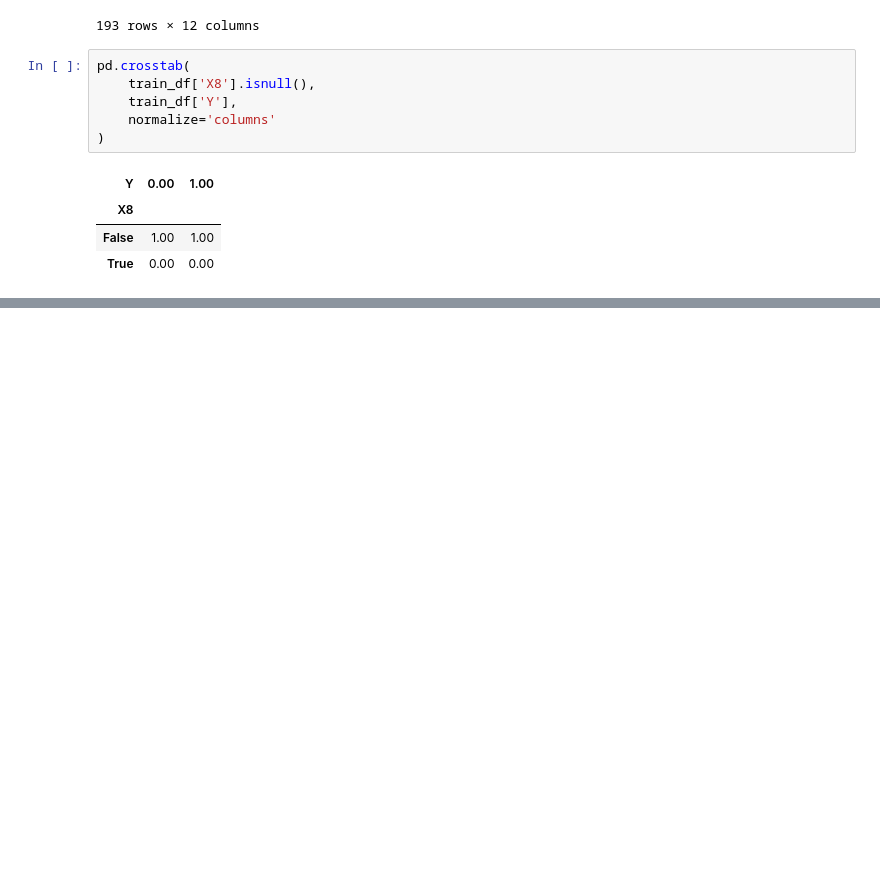
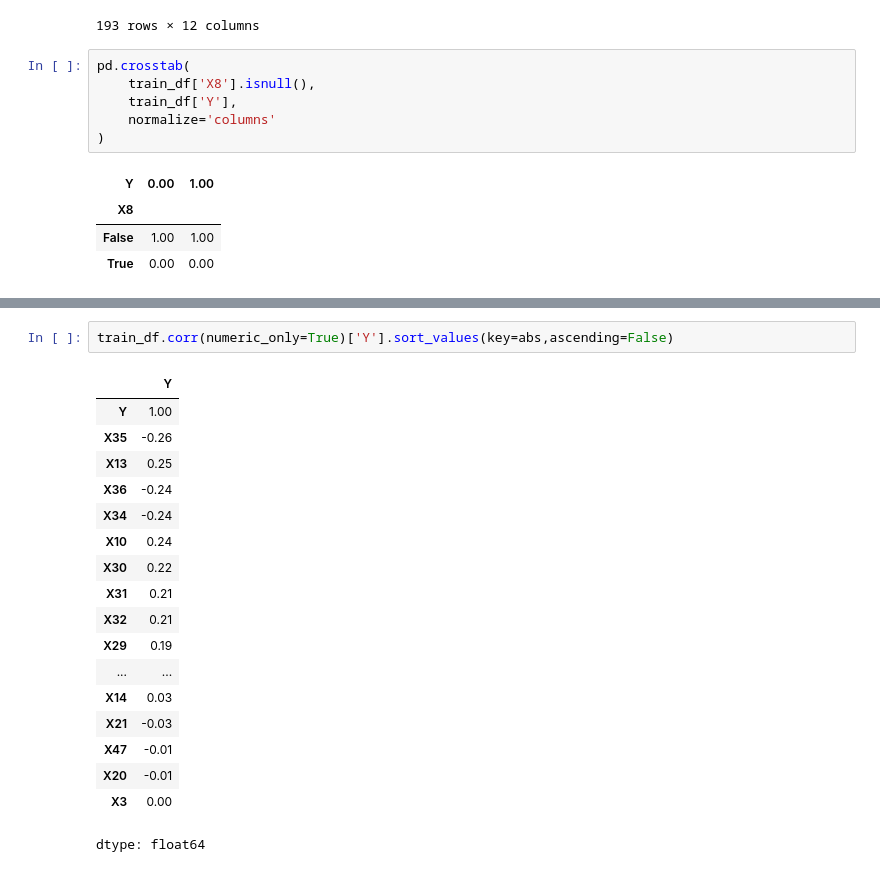
Before and after one commit to SarhadGautam/AI_Steel_Hackathon_Sarhad, a Jupyter notebook: Tata_Hackathon.ipynb, the cells around one changed output, grey strips where cells are left out. Saved outputs shown, nothing was run; the diff lists cells and outputs as text; blank space fills up the shorter version.

```diff
--- a/Tata_Hackathon.ipynb
+++ b/Tata_Hackathon.ipynb
@@ -188,0 +218,21 @@ train_df['X8_missing'] = (train_df['X8'].isnull().astype(int))
+# %%
+train_df.corr(numeric_only=True)['Y'].sort_values(key=abs,ascending=False)
+# %% [output]
+|  | Y |
+| Y | 1.00 |
+| X35 | -0.26 |
+| X13 | 0.25 |
+| X36 | -0.24 |
+| X34 | -0.24 |
+| X10 | 0.24 |
+| X30 | 0.22 |
+| X31 | 0.21 |
+| X32 | 0.21 |
+| X29 | 0.19 |
+| ... | ... |
+| X14 | 0.03 |
+| X21 | -0.03 |
+| X47 | -0.01 |
+| X20 | -0.01 |
+| X3 | 0.00 |
+dtype: float64
```
Also changed, not shown: parts of 10 cells of this notebook.
